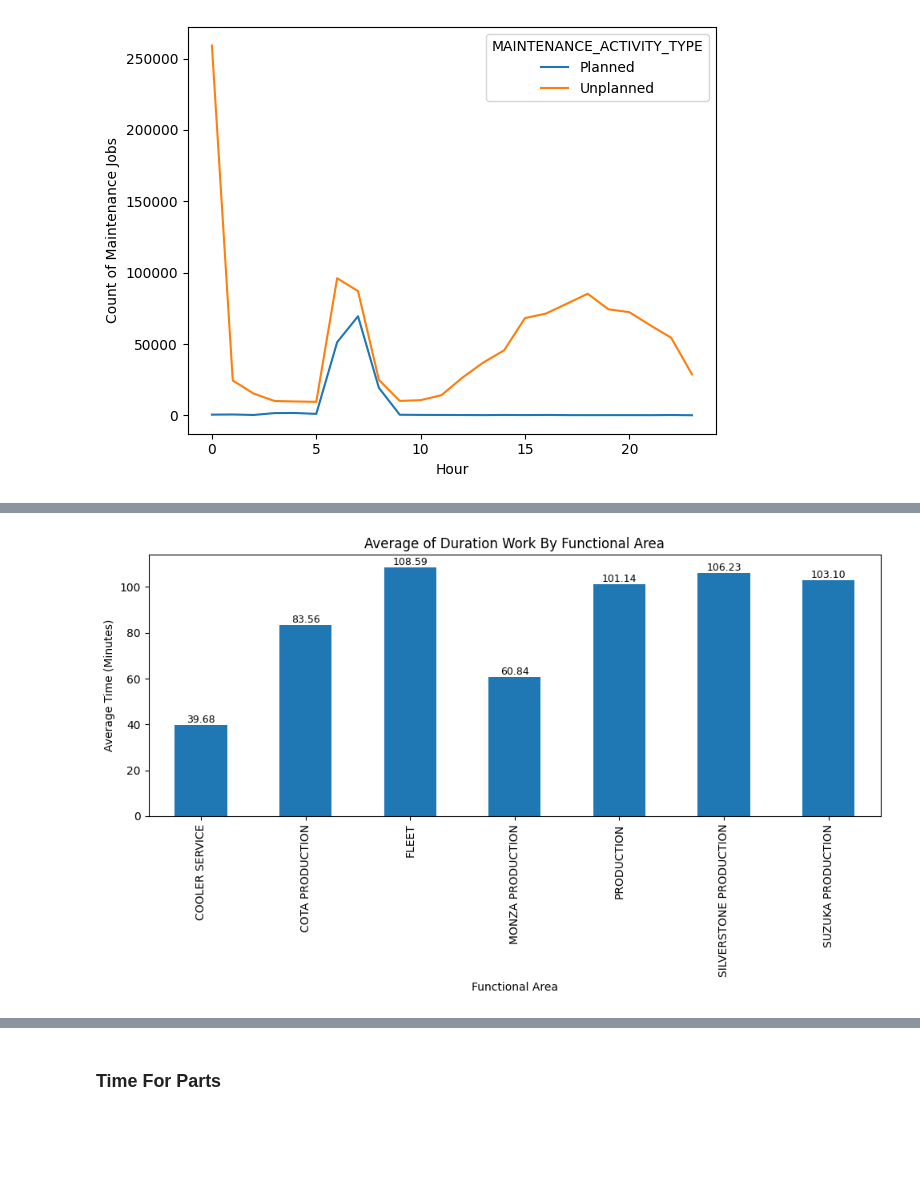
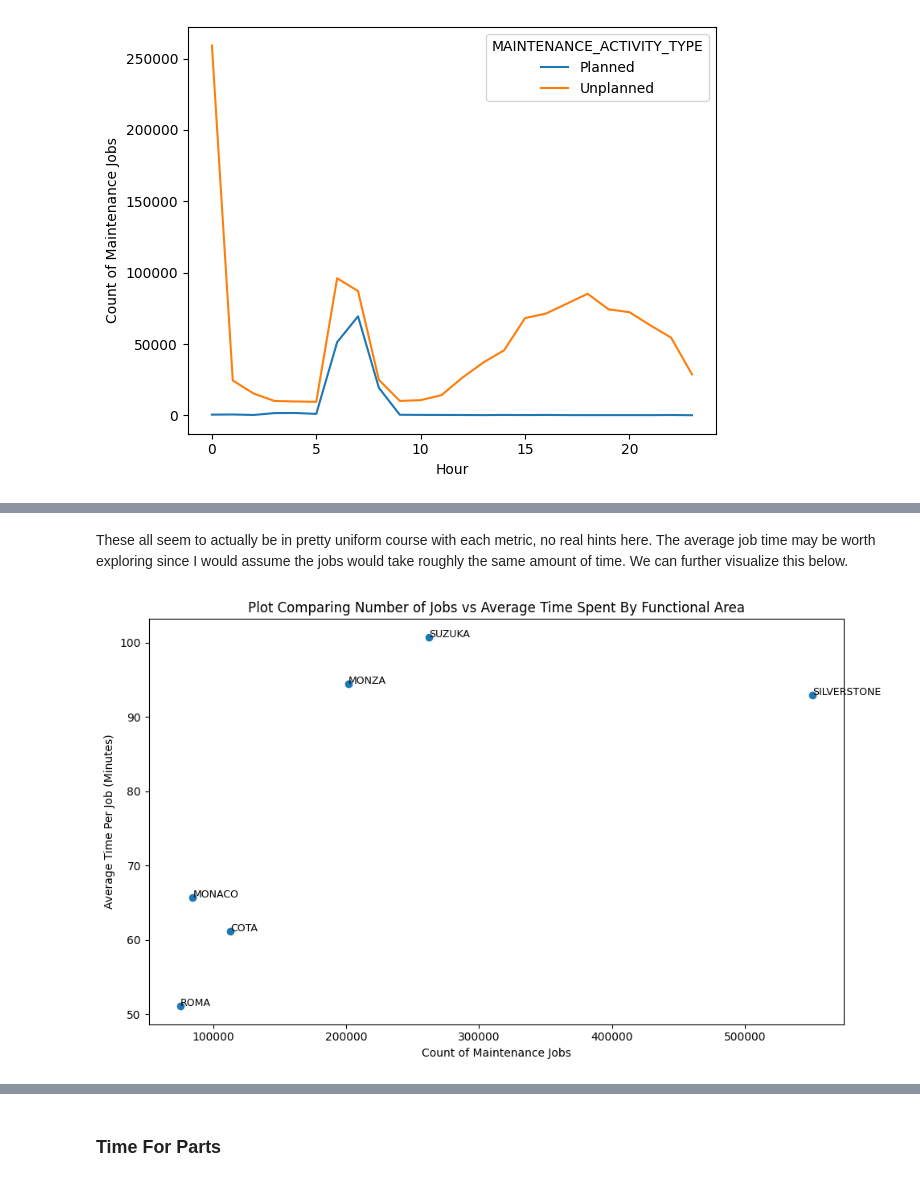
Before and after one commit to griffin-brown-95/GLB-Capstone-2, a Jupyter notebook: eda.ipynb, the cells around one changed output, grey strips where cells are left out. Drawn from its saved outputs; the diff is of its cells as text; code cells hidden in the pictures; blank space fills up the shorter version.

```diff
--- a/eda.ipynb
+++ b/eda.ipynb
@@ -194,3 +321,5 @@ plt.show()
+# %%
+df_2018 = df[df['YEAR'] >= 2018]
 # %%
 df['hour_start'] = df['ACTUAL_START_TIME'].dt.hour
 count_by_hour_type = df.groupby(['hour_start','MAINTENANCE_ACTIVITY_TYPE']).size().unstack()
@@ -209,13 +358,17 @@ plt.show()
 # %%
-count_by_functional_area = df.groupby('FUNCTIONAL_AREA_NODE_1_MODIFIED')['ACTUAL_WORK_IN_MINUTES'].count()
+for column in ['count', 'total_mins', 'average_mins_per_order']:
+    plt.figure(figsize=(10, 6))
 
-plt.figure(figsize=(10, 6))
-count_by_functional_area.plot(kind='bar')
-plt.title('Average of Duration Work By Functional Area')
-for i, value in enumerate(count_by_functional_area):
-    plt.text(i, value, f'{value:,.0f}', fontsize=9, ha='center', va='bottom')
-plt.ylabel('Count of Maintenance Jobs')
-plt.xlabel('Functional Area')
-plt.tight_layout()
-plt.show()
+    sum_minutes_by_location[column].plot(kind='bar')
+
+    plt.title(f'{column.capitalize()} of Duration Work By Production Location')
+    plt.ylabel(f'{column.capitalize()}')
+    plt.xlabel('Production Location')
+
+    for i, value in enumerate(sum_minutes_by_location[column]):
+        plt.text(i, value + value * 0.01, f'{value:,.0f}', fontsize=9, ha='center')
+
+    plt.tight_layout()
+
+    plt.show()
 # %% [output]
@@ -223,14 +378,19 @@ plt.show()
+# %% [markdown]
+These all seem to actually be in pretty uniform course with each metric, no real hints here. The average job time may be worth exploring since I would assume the jobs would take roughly the same amount of time. We can further visualize this below.
 # %%
-avg_by_functional_area = df.groupby('FUNCTIONAL_AREA_NODE_1_MODIFIED')['ACTUAL_WORK_IN_MINUTES'].mean()
+count_x = df_2018['PRODUCTION_LOCATION'].value_counts()
+count_y = df_2018.groupby('PRODUCTION_LOCATION')['ACTUAL_WORK_IN_MINUTES'].mean()
 
-plt.figure(figsize=(10, 6))
-avg_by_functional_area.plot(kind='bar')
-plt.title('Average of Duration Work By Functional Area')
-for i, value in enumerate(avg_by_functional_area):
-    plt.text(i, value, f'{value:.2f}', fontsize=9, ha='center', va='bottom')
-plt.ylabel('Average Time (Minutes)')
-plt.xlabel('Functional Area')
+merged_counts = pd.DataFrame({'occurences': count_x, 'average_time': count_y})
+
+plt.figure(figsize=(10,6))
+plt.scatter(merged_counts['occurences'], merged_counts['average_time'])
+for i, value in merged_counts.iterrows():
+    plt.text(value['occurences'], value['average_time'], str(i), fontsize=9, ha='left')
+plt.xlabel('Count of Maintenance Jobs')
+plt.ylabel('Average Time Per Job (Minutes)')
+plt.title('Plot Comparing Number of Jobs vs Average Time Spent By Functional Area')
 plt.tight_layout()
 plt.show()
 # %% [output]
-[figure, old version]
+[figure, new version]
```
Also changed, not shown: parts of 72 cells of this notebook.
